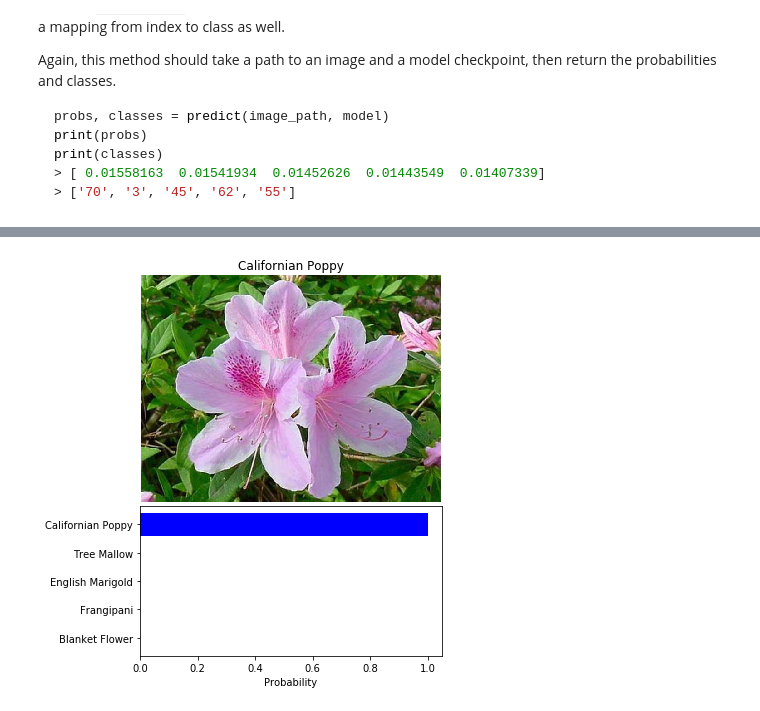
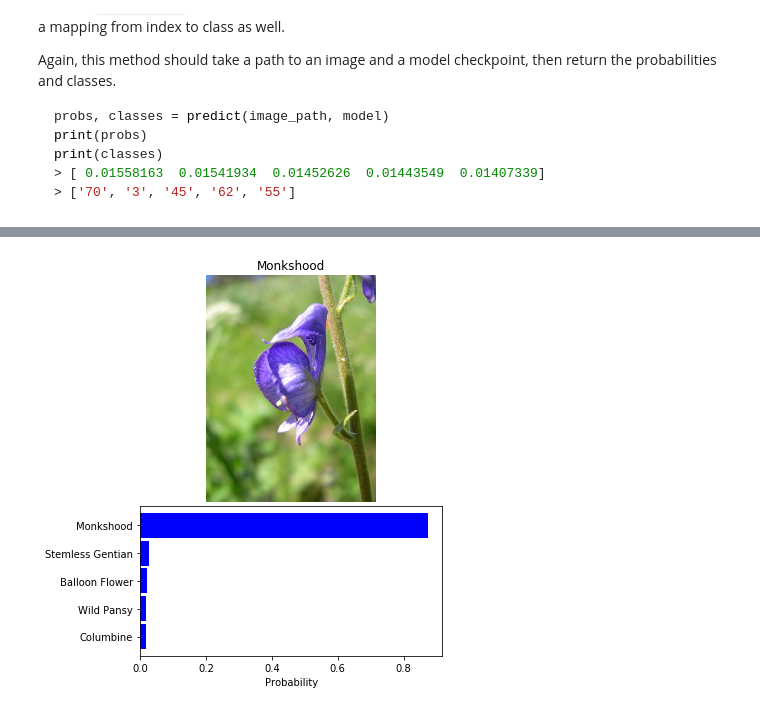
Before and after one commit to collinmutembei/is-it-a-rose, a Jupyter notebook: Image Classifier Project.ipynb, the cells around one changed output, grey strips where cells are left out. Drawn from its saved outputs; the diff is of its cells as text; code cells hidden in the pictures.

```diff
--- a/Image Classifier Project.ipynb
+++ b/Image Classifier Project.ipynb
@@ -159,7 +158,7 @@ optimizer = optim.SGD(model.classifier.parameters(), lr=0.01)
 device = torch.device("cuda:0" if cuda.is_available() else "cpu")
 model.to(device)
 
-epochs = 4
+epochs = 5
 steps = 0
 running_loss = 0
 accuracy = 0
@@ -256,7 +253,7 @@ for inputs, labels in dataloaders.get("test"):
 
     equality = (labels.data == probabilities.max(1)[1])
     device_specific_float_type = torch.cuda.FloatTensor() if cuda.is_available() else torch.FloatTensor()
-    accuracy = equality.type_as(device_specific_float_type).mean()
+    accuracy += equality.type_as(device_specific_float_type).mean()
 
 print("Accuracy: {:.4f}".format(accuracy/pass_count))
 # %% [output]
@@ -363,11 +360,14 @@ def process_image(image):
     # DONE: Process a PIL image for use in a PyTorch model
 
     im = Image.open(image)
-    im = im.resize((256, 256))
+    width, height = im.size
+    shortest_side = min(width, height)
+    new_size = [int((width / shortest_side) * 256), int((height / shortest_side) * 256)]
+    im.thumbnail(new_size, Image.ANTIALIAS)
     left_upper_dimension = (256 - 224) / 2
     right_lower_dimension = (224 + 256) / 2
     im = im.crop((left_upper_dimension, left_upper_dimension, right_lower_dimension, right_lower_dimension))
-
+    im = np.array(im) / 255.
     mean = np.array([0.485, 0.456, 0.406])
     std = np.array([0.229, 0.224, 0.225])
     im = (im - mean) / std
@@ -453,7 +454,8 @@ def predict(image_path, model, topk=5):
     top_probabilities = torch.topk(probabilities, topk)[0].tolist()[0]
     top_probable_indices = torch.topk(probabilities, topk)[1].tolist()[0]
 
-    top_probable_classes = [list(model.class_to_idx.keys())[top_probable_indices[i]] for i in range(topk)]
+    index_to_class = {val: key for key, val in model.class_to_idx.items()}
+    top_probable_classes = [index_to_class.get(probable_class) for probable_class in top_probable_indices]
 
     return top_probabilities, top_probable_classes
 # %% [markdown]
@@ -467,30 +469,30 @@ You can convert from the class integer encoding to actual flower names with the
 # %%
 # DONE: Display an image along with the top 5 classes
 
 probabilities, classes = predict(random_image_path, model)
 
 max_index = np.argmax(probabilities)
 max_probability = probabilities[max_index]
 probable_label = classes[max_index]
 
 fig = plt.figure(figsize=(7,7))
 ax1 = plt.subplot2grid((15,9), (0,2), colspan=9, rowspan=9)
 ax2 = plt.subplot2grid((15,9), (9,2), colspan=9, rowspan=9)
 
 image = Image.open(random_image_path)
 ax1.axis("off")
 ax1.set_title(category_label_to_name.get(probable_label).title())
 ax1.imshow(image)
 
 label_names = [category_label_to_name.get(probable_label).title() for probable_label in classes]
 
 y_pos = np.arange(5)
 ax2.set_yticks(y_pos)
 ax2.set_yticklabels(label_names)
 ax2.set_xlabel("Probability")
 ax2.invert_yaxis()
-ax2.barh(y_pos, probabilities, xerr=0, height=1.0 align="center", color="blue")
+ax2.barh(y_pos, probabilities, xerr=0, height=0.9, align="center", color="blue")
 
 plt.show()
 # %% [output]
-[figure, old version]
+[figure, new version]
```
Also changed, not shown: parts of 5 cells of this notebook, 1 other file.
